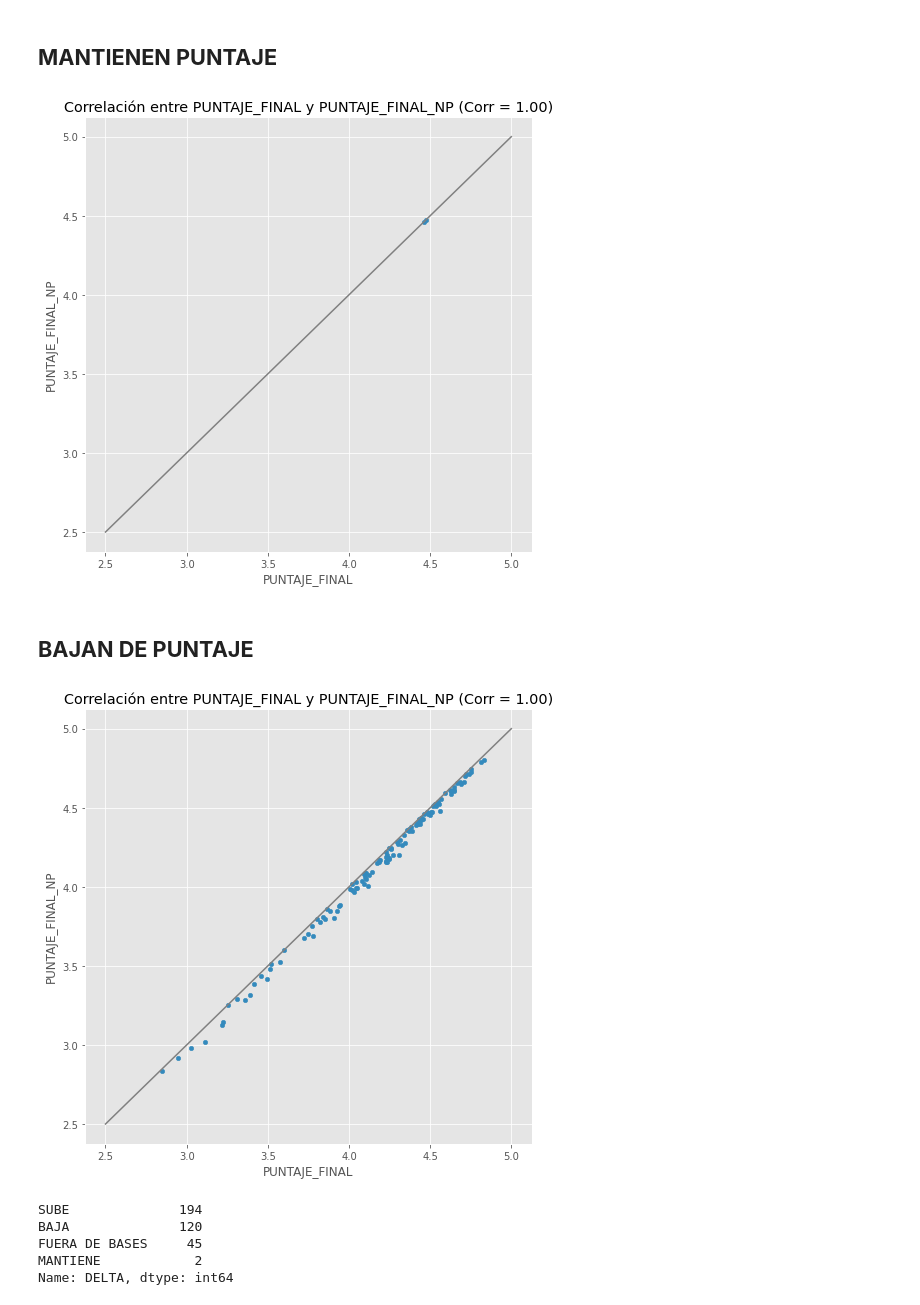
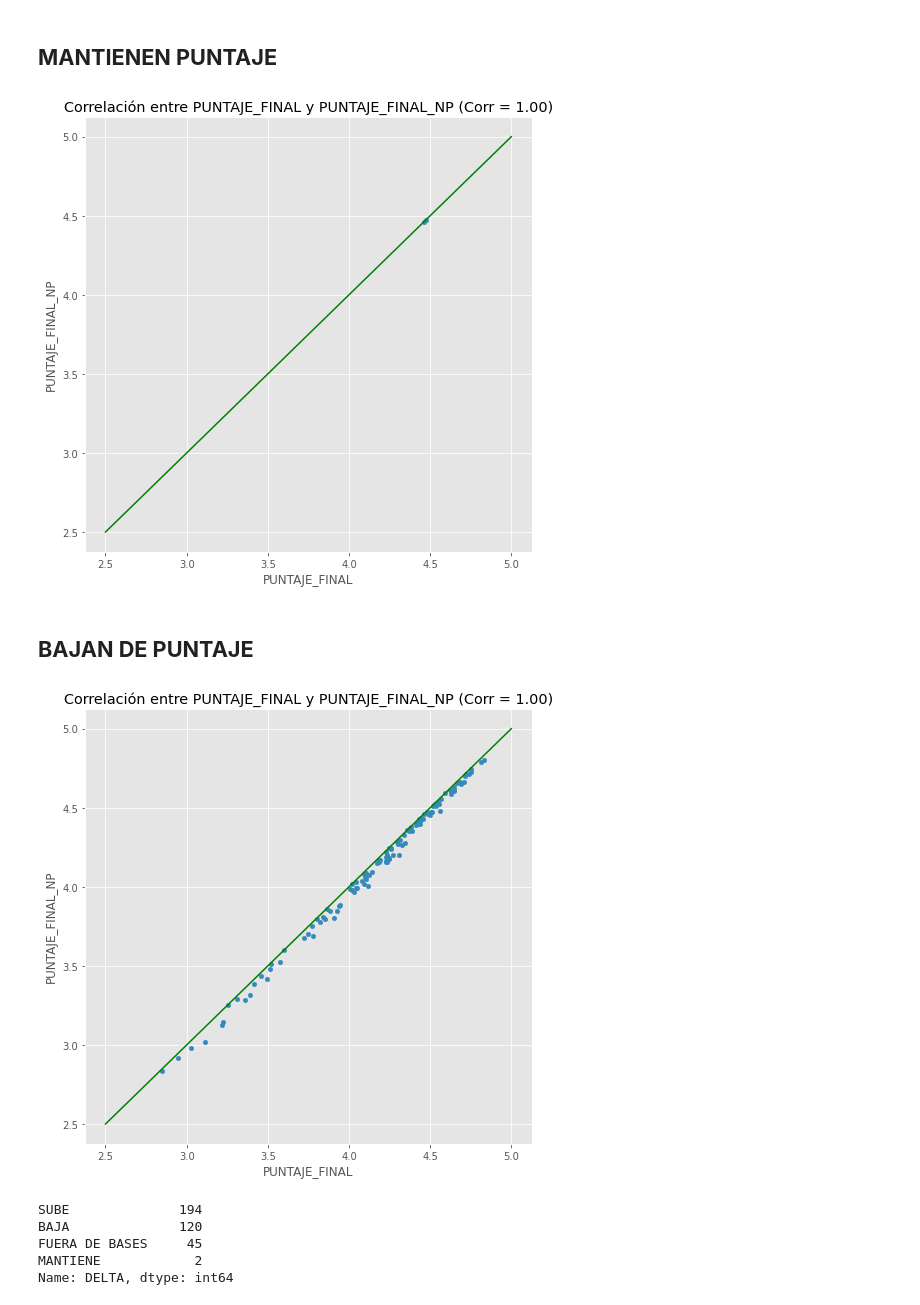
Before and after one commit to alvafox/Simulaciones-para-Becas-Chile, a Jupyter notebook: Doctorado_BCH_2022.ipynb, the cells around one changed output. Cells and saved outputs as stored; diff of their text form; code cells hidden in the pictures.

```diff
--- a/Doctorado_BCH_2022.ipynb
+++ b/Doctorado_BCH_2022.ipynb
@@ -52,5 +58,5 @@ pd.set_option('precision', 3)
 # %%
-df_doc = pd.read_csv("/content/DOC BCH 2022.csv", sep=";",encoding="latin-1", decimal=",")
+df_doc = pd.read_csv("/content/drive/MyDrive/DOC BCH 2022.csv", sep=";",encoding="latin-1", decimal=",", thousands=".")
 # %%
 df_doc.info()
 # %% [output]
@@ -128,18 +134,18 @@ plt.show()
 # %%
 df_adm = df_doc[(df_doc['ESTADO ADMISIBILIDAD'] != 'FUERA DE BASES') & (df_doc['DELTA'] == 'MANTIENE')]
 
 plt.style.use('ggplot')
 # Calcular la correlación entre x e y
 corr = df_adm['PUNTAJE_FINAL'].corr(df_adm['PUNTAJE_FINAL_NP'])
 m, b = np.polyfit(df_adm['PUNTAJE_FINAL'], df_adm['PUNTAJE_FINAL_NP'], 1)
 
 df_adm.plot(kind='scatter', x='PUNTAJE_FINAL', y='PUNTAJE_FINAL_NP',figsize=(8, 8))
 #plt.plot(df_adm['PUNTAJE_FINAL'], m*df_adm['PUNTAJE_FINAL'] + b, color='red')
-plt.plot([2.5, 5], [2.5,5], color='gray') # Lìnea de identidad
+plt.plot([2.5, 5], [2.5,5], color='green') # Lìnea de identidad
 plt.title('Correlación entre PUNTAJE_FINAL y PUNTAJE_FINAL_NP (Corr = {:.2f})'.format(corr))
 plt.show()
 # %% [output]
-[figure, old version]
+[figure, new version]
 # %% [markdown]
 ## **BAJAN DE PUNTAJE**
 # %%
@@ -152,11 +158,11 @@ m, b = np.polyfit(df_adm['PUNTAJE_FINAL'], df_adm['PUNTAJE_FINAL_NP'], 1)
 
 df_adm.plot(kind='scatter', x='PUNTAJE_FINAL', y='PUNTAJE_FINAL_NP',figsize=(8, 8))
 #plt.plot(df_adm['PUNTAJE_FINAL'], m*df_adm['PUNTAJE_FINAL'] + b, color='red')
-plt.plot([2.5, 5], [2.5,5], color='gray') # Lìnea de identidad
+plt.plot([2.5, 5], [2.5, 5], color='green') # Lìnea de identidad
 plt.title('Correlación entre PUNTAJE_FINAL y PUNTAJE_FINAL_NP (Corr = {:.2f})'.format(corr))
 plt.show()
 # %% [output]
-[figure, old version]
+[figure, new version]
 # %%
 df_doc["DELTA"].value_counts()
 # %% [output]
```
Also changed, not shown: parts of 13 cells of this notebook.
